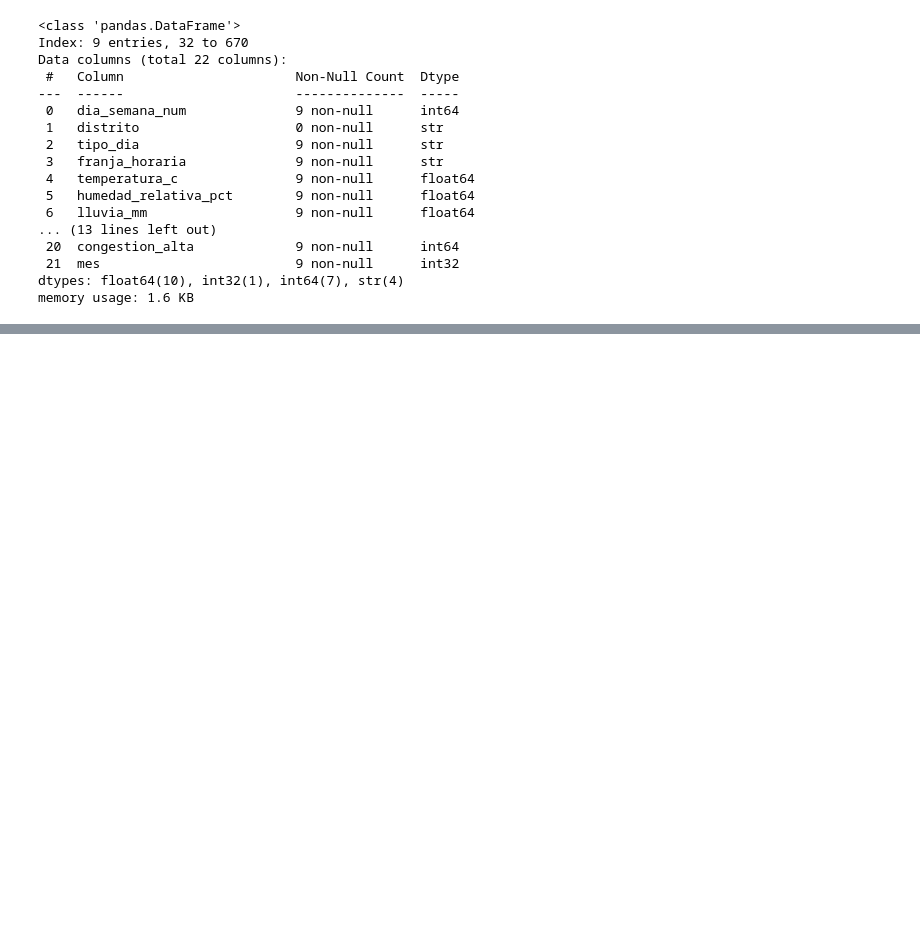
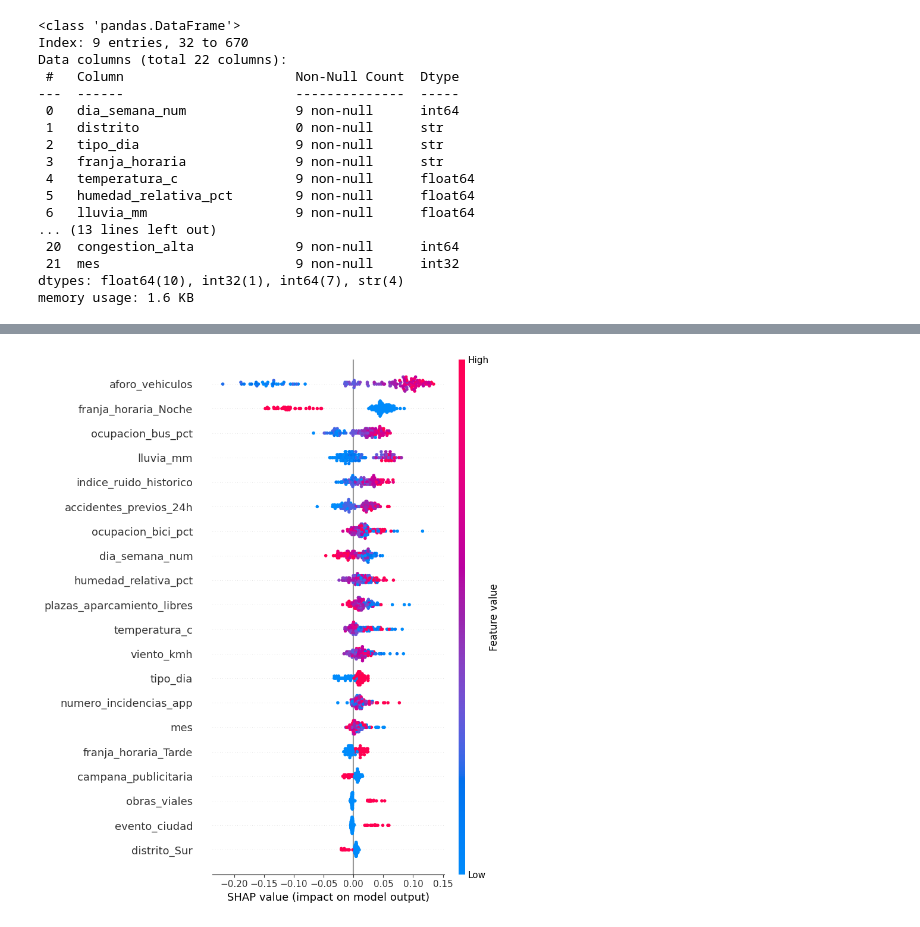
Before and after one commit to sghailan/urban-congestion-predictor, a Jupyter notebook: notebooks/analisis_congestion_urbana.ipynb, the cells around one changed output, grey strips where cells are left out. Saved outputs shown, nothing was run; the diff lists cells and outputs as text; code cells hidden in the pictures; blank space fills up the shorter version.

```diff
--- a/notebooks/analisis_congestion_urbana.ipynb
+++ b/notebooks/analisis_congestion_urbana.ipynb
@@ -1059,0 +1636,6 @@ dtype: int64
+# %%
+explainer = shap.TreeExplainer(rf_modelo1)
+shap_values = explainer.shap_values(X_test)
+shap.summary_plot(shap_values[:, :, 1], X_test)
+# %% [output]
+[figure, added]
```
Also changed, not shown: parts of 165 cells of this notebook, 1 other file.
